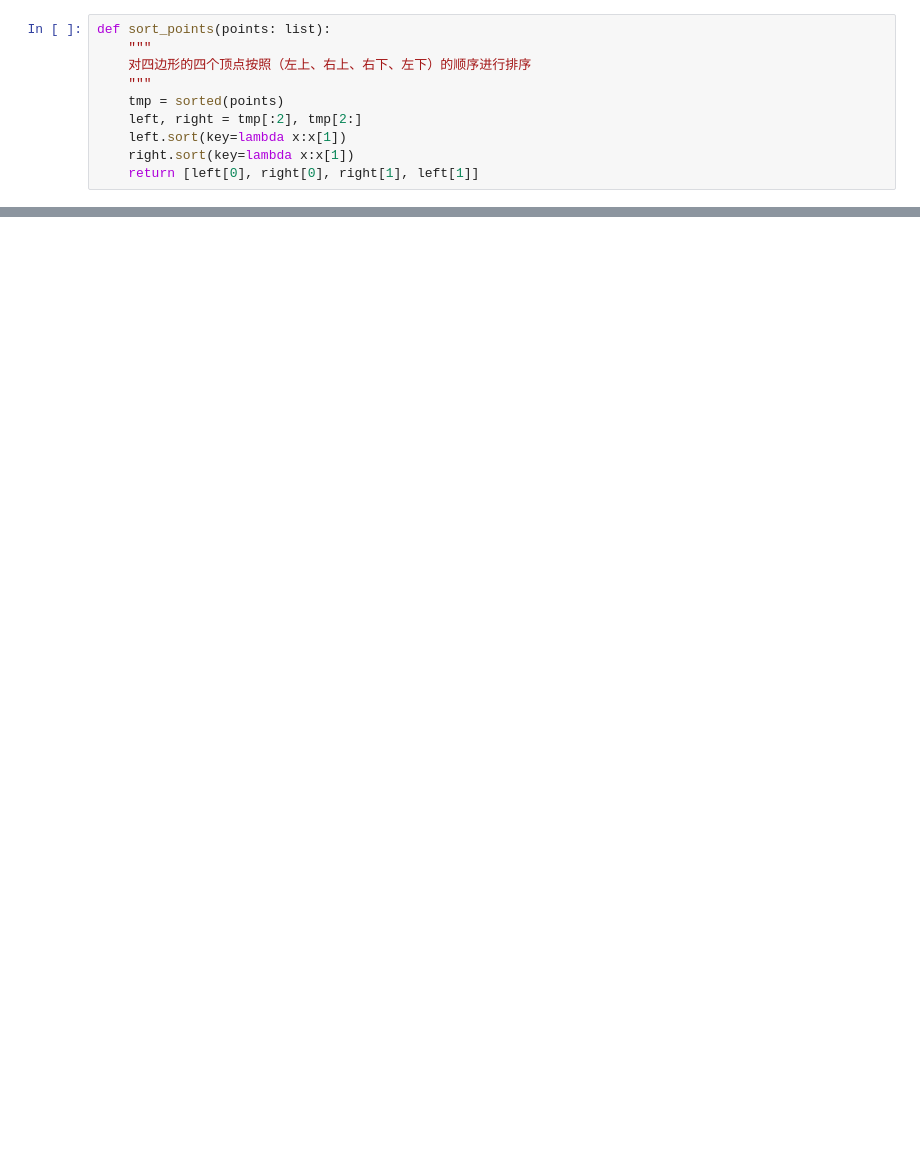
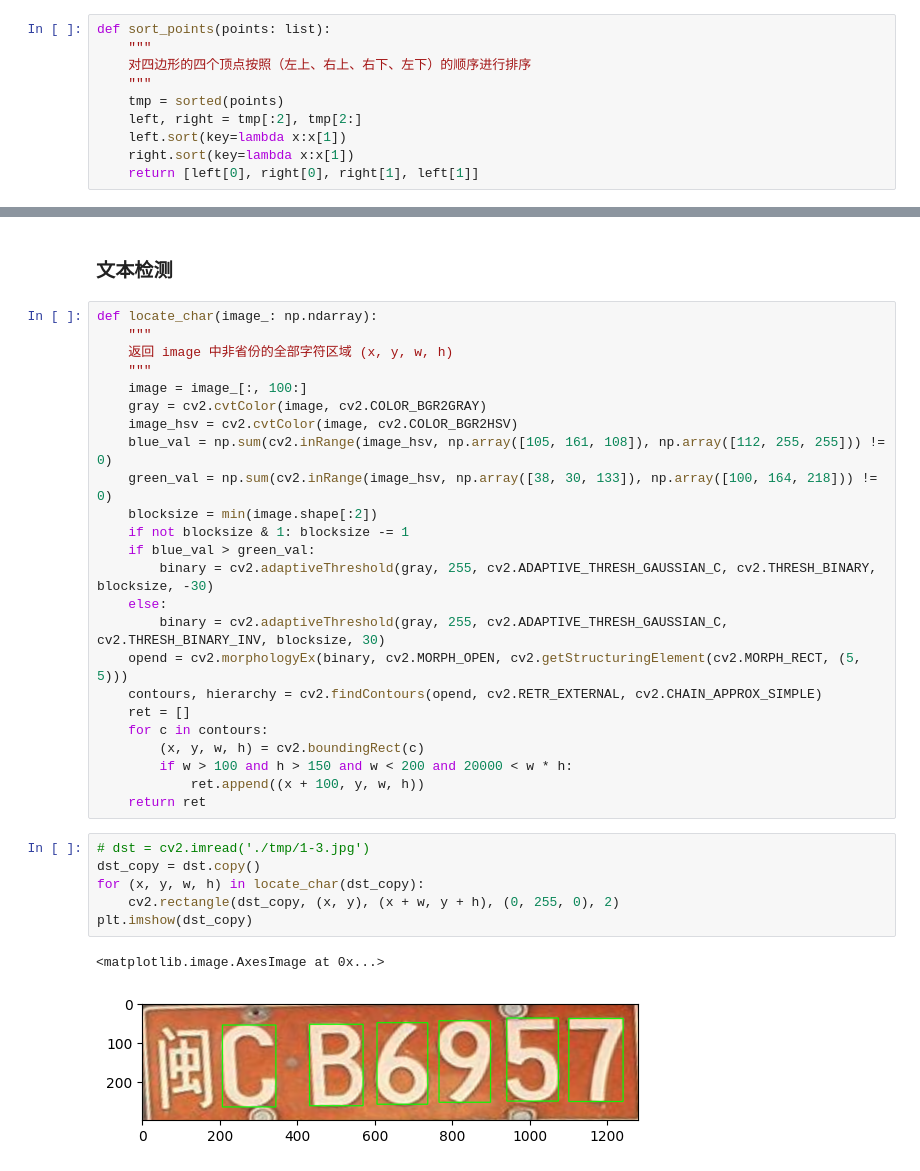
Before and after one commit to HellOwhatAs/AI4701, a Jupyter notebook: 大作业/main.ipynb, the cells around one changed output, grey strips where cells are left out. Cells and saved outputs as stored; diff of their text form; blank space fills up the shorter version.

Commit message:
locate chars

```diff
--- a/大作业/main.ipynb
+++ b/大作业/main.ipynb
@@ -78,0 +82,35 @@ plt.imshow(dst)
+# %% [markdown]
+### 文本检测
+# %%
+def locate_char(image_: np.ndarray):
+    """
+    返回 image 中非省份的全部字符区域 (x, y, w, h)
+    """
+    image = image_[:, 100:]
+    gray = cv2.cvtColor(image, cv2.COLOR_BGR2GRAY)
+    image_hsv = cv2.cvtColor(image, cv2.COLOR_BGR2HSV)
+    blue_val = np.sum(cv2.inRange(image_hsv, np.array([105, 161, 108]), np.array([112, 255, 255])) != 0)
+    green_val = np.sum(cv2.inRange(image_hsv, np.array([38, 30, 133]), np.array([100, 164, 218])) != 0)
+    blocksize = min(image.shape[:2])
+    if not blocksize & 1: blocksize -= 1
+    if blue_val > green_val:
+        binary = cv2.adaptiveThreshold(gray, 255, cv2.ADAPTIVE_THRESH_GAUSSIAN_C, cv2.THRESH_BINARY, blocksize, -30)
+    else:
+        binary = cv2.adaptiveThreshold(gray, 255, cv2.ADAPTIVE_THRESH_GAUSSIAN_C, cv2.THRESH_BINARY_INV, blocksize, 30)
+    opend = cv2.morphologyEx(binary, cv2.MORPH_OPEN, cv2.getStructuringElement(cv2.MORPH_RECT, (5, 5)))
+    contours, hierarchy = cv2.findContours(opend, cv2.RETR_EXTERNAL, cv2.CHAIN_APPROX_SIMPLE)
+    ret = []
+    for c in contours:
+        (x, y, w, h) = cv2.boundingRect(c)
+        if w > 100 and h > 150 and w < 200 and 20000 < w * h:
+            ret.append((x + 100, y, w, h))
+    return ret
+# %%
+# dst = cv2.imread('./tmp/1-3.jpg')
+dst_copy = dst.copy()
+for (x, y, w, h) in locate_char(dst_copy):
+    cv2.rectangle(dst_copy, (x, y), (x + w, y + h), (0, 255, 0), 2)
+plt.imshow(dst_copy)
+# %% [output]
+<matplotlib.image.AxesImage at 0x...>
+[figure, added]
```
Also changed, not shown: parts of 3 cells of this notebook, 1 other file.
